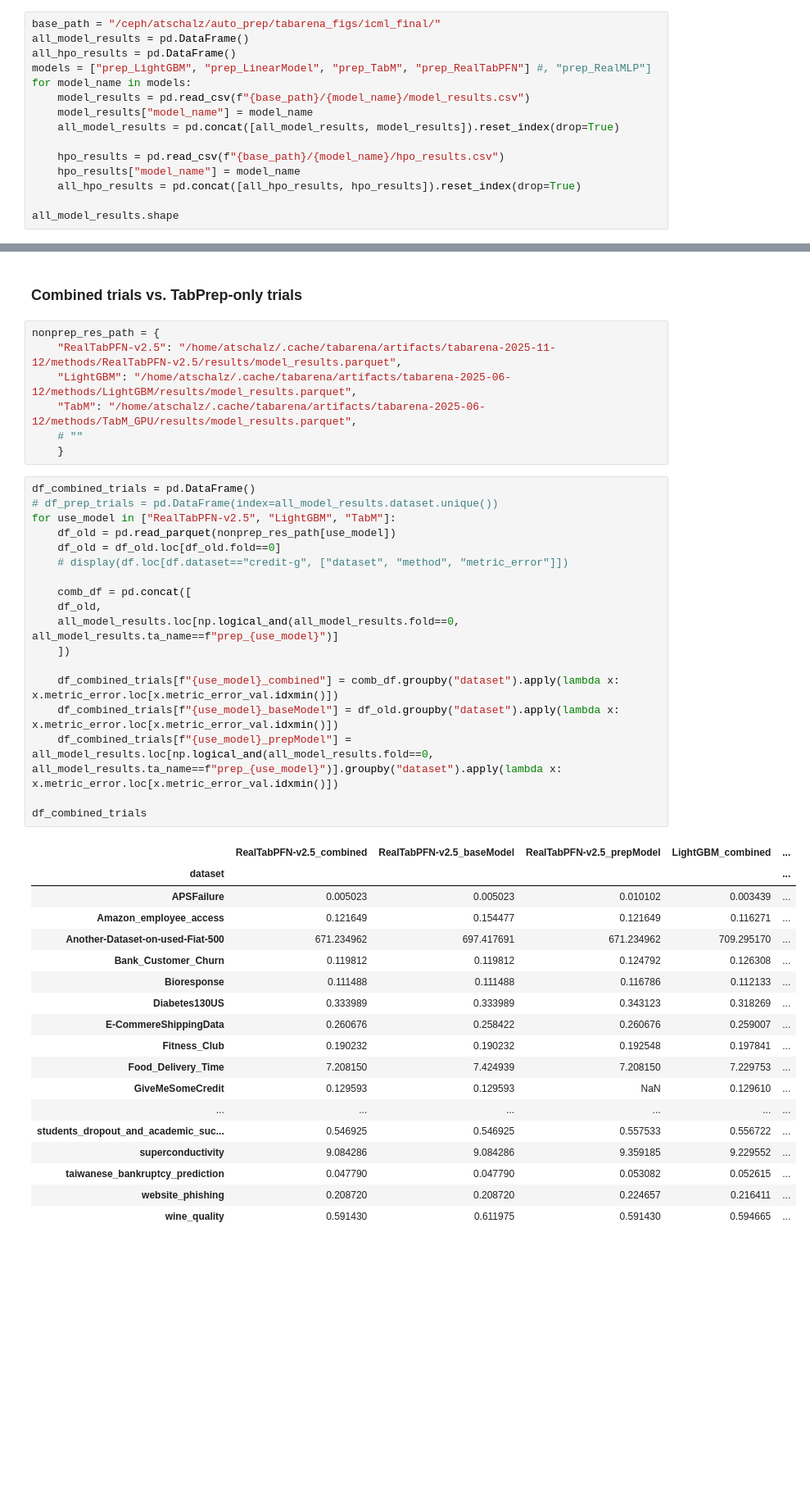
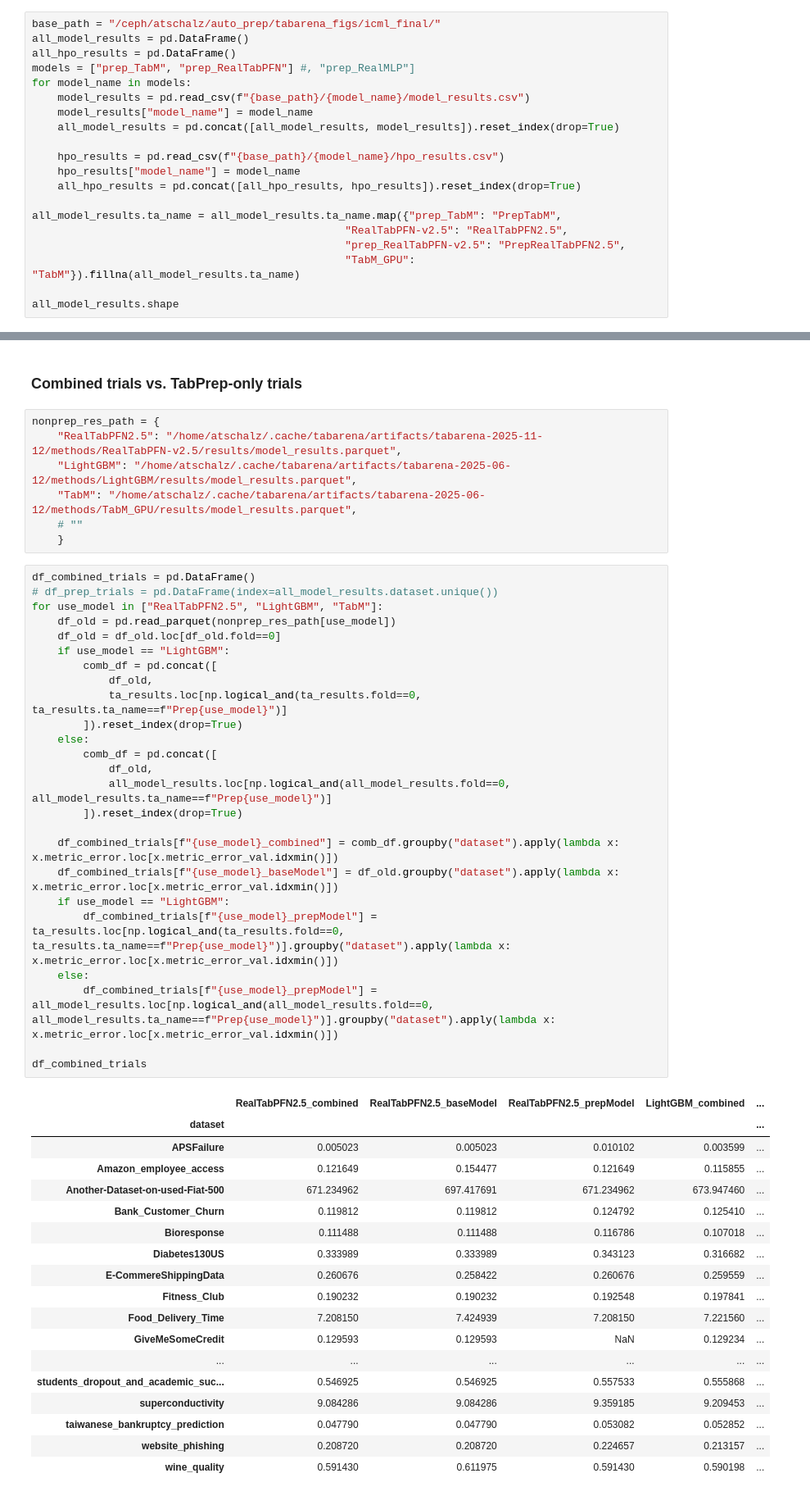
Before and after one commit to autogluon/tabarena, a Jupyter notebook: tabarena/tabarena/icml2026/evaluation.ipynb, the cells around one changed output, grey strips where cells are left out. Shown at 82% size. Saved outputs shown, nothing was run; the diff lists cells and outputs as text; blank space fills up the shorter version.

```diff
--- a/tabarena/tabarena/icml2026/evaluation.ipynb
+++ b/tabarena/tabarena/icml2026/evaluation.ipynb
@@ -12,7 +39,7 @@ from tabarena.icml2026.plotting.single_preprocessor_boxplots import ablation_box
 base_path = "/ceph/atschalz/auto_prep/tabarena_figs/icml_final/"
 all_model_results = pd.DataFrame()
 all_hpo_results = pd.DataFrame()
-models = ["prep_LightGBM", "prep_LinearModel", "prep_TabM", "prep_RealTabPFN"] #, "prep_RealMLP"]
+models = ["prep_TabM", "prep_RealTabPFN"] #, "prep_RealMLP"]
 for model_name in models:
     model_results = pd.read_csv(f"{base_path}/{model_name}/model_results.csv")
     model_results["model_name"] = model_name
@@ -22,5 +49,10 @@ for model_name in models:
     hpo_results["model_name"] = model_name
     all_hpo_results = pd.concat([all_hpo_results, hpo_results]).reset_index(drop=True)
 
+all_model_results.ta_name = all_model_results.ta_name.map({"prep_TabM": "PrepTabM",
+                                                 "RealTabPFN-v2.5": "RealTabPFN2.5",
+                                                 "prep_RealTabPFN-v2.5": "PrepRealTabPFN2.5",
+                                                 "TabM_GPU": "TabM"}).fillna(all_model_results.ta_name)
+
 all_model_results.shape
 # %% [output]
@@ -451,7 +1717,7 @@ prep_ablation_df.loc[prep_ablation_df.dataset=="credit-g"]
 ### Combined trials vs. TabPrep-only trials
 # %%
 nonprep_res_path = {
-    "RealTabPFN-v2.5": "/home/atschalz/.cache/tabarena/artifacts/tabarena-2025-11-12/methods/RealTabPFN-v2.5/results/model_results.parquet",
+    "RealTabPFN2.5": "/home/atschalz/.cache/tabarena/artifacts/tabarena-2025-11-12/methods/RealTabPFN-v2.5/results/model_results.parquet",
     "LightGBM": "/home/atschalz/.cache/tabarena/artifacts/tabarena-2025-06-12/methods/LightGBM/results/model_results.parquet",
     "TabM": "/home/atschalz/.cache/tabarena/artifacts/tabarena-2025-06-12/methods/TabM_GPU/results/model_results.parquet",
     # ""
@@ -459,40 +1725,47 @@ nonprep_res_path = {
 # %%
 df_combined_trials = pd.DataFrame()
 # df_prep_trials = pd.DataFrame(index=all_model_results.dataset.unique())
-for use_model in ["RealTabPFN-v2.5", "LightGBM", "TabM"]:
+for use_model in ["RealTabPFN2.5", "LightGBM", "TabM"]:
     df_old = pd.read_parquet(nonprep_res_path[use_model])
     df_old = df_old.loc[df_old.fold==0]
-    # display(df.loc[df.dataset=="credit-g", ["dataset", "method", "metric_error"]])
-
-    comb_df = pd.concat([
-    df_old,
-    all_model_results.loc[np.logical_and(all_model_results.fold==0, all_model_results.ta_name==f"prep_{use_model}")]
-    ])
+    if use_model == "LightGBM":
+        comb_df = pd.concat([
+            df_old,
+            ta_results.loc[np.logical_and(ta_results.fold==0, ta_results.ta_name==f"Prep{use_model}")]
+        ]).reset_index(drop=True)
+    else:
+        comb_df = pd.concat([
+            df_old,
+            all_model_results.loc[np.logical_and(all_model_results.fold==0, all_model_results.ta_name==f"Prep{use_model}")]
+        ]).reset_index(drop=True)
 
     df_combined_trials[f"{use_model}_combined"] = comb_df.groupby("dataset").apply(lambda x: x.metric_error.loc[x.metric_error_val.idxmin()])
     df_combined_trials[f"{use_model}_baseModel"] = df_old.groupby("dataset").apply(lambda x: x.metric_error.loc[x.metric_error_val.idxmin()])
-    df_combined_trials[f"{use_model}_prepModel"] = all_model_results.loc[np.logical_and(all_model_results.fold==0, all_model_results.ta_name==f"prep_{use_model}")].groupby("dataset").apply(lambda x: x.metric_error.loc[x.metric_error_val.idxmin()])
+    if use_model == "LightGBM":
+        df_combined_trials[f"{use_model}_prepModel"] = ta_results.loc[np.logical_and(ta_results.fold==0, ta_results.ta_name==f"Prep{use_model}")].groupby("dataset").apply(lambda x: x.metric_error.loc[x.metric_error_val.idxmin()])
+    else:
+        df_combined_trials[f"{use_model}_prepModel"] = all_model_results.loc[np.logical_and(all_model_results.fold==0, all_model_results.ta_name==f"Prep{use_model}")].groupby("dataset").apply(lambda x: x.metric_error.loc[x.metric_error_val.idxmin()])
 
 df_combined_trials
 # %% [output]
-|  | RealTabPFN-v2.5_combined | RealTabPFN-v2.5_baseModel | RealTabPFN-v2.5_prepModel | LightGBM_combined | ... |
+|  | RealTabPFN2.5_combined | RealTabPFN2.5_baseModel | RealTabPFN2.5_prepModel | LightGBM_combined | ... |
 | dataset |  |  |  |  | ... |
-| APSFailure | 0.005023 | 0.005023 | 0.010102 | 0.003439 | ... |
-| Amazon_employee_access | 0.121649 | 0.154477 | 0.121649 | 0.116271 | ... |
-| Another-Dataset-on-used-Fiat-500 | 671.234962 | 697.417691 | 671.234962 | 709.295170 | ... |
-| Bank_Customer_Churn | 0.119812 | 0.119812 | 0.124792 | 0.126308 | ... |
-| Bioresponse | 0.111488 | 0.111488 | 0.116786 | 0.112133 | ... |
-| Diabetes130US | 0.333989 | 0.333989 | 0.343123 | 0.318269 | ... |
-| E-CommereShippingData | 0.260676 | 0.258422 | 0.260676 | 0.259007 | ... |
+| APSFailure | 0.005023 | 0.005023 | 0.010102 | 0.003599 | ... |
+| Amazon_employee_access | 0.121649 | 0.154477 | 0.121649 | 0.115855 | ... |
+| Another-Dataset-on-used-Fiat-500 | 671.234962 | 697.417691 | 671.234962 | 673.947460 | ... |
+| Bank_Customer_Churn | 0.119812 | 0.119812 | 0.124792 | 0.125410 | ... |
+| Bioresponse | 0.111488 | 0.111488 | 0.116786 | 0.107018 | ... |
+| Diabetes130US | 0.333989 | 0.333989 | 0.343123 | 0.316682 | ... |
+| E-CommereShippingData | 0.260676 | 0.258422 | 0.260676 | 0.259559 | ... |
 | Fitness_Club | 0.190232 | 0.190232 | 0.192548 | 0.197841 | ... |
-| Food_Delivery_Time | 7.208150 | 7.424939 | 7.208150 | 7.229753 | ... |
-| GiveMeSomeCredit | 0.129593 | 0.129593 | NaN | 0.129610 | ... |
+| Food_Delivery_Time | 7.208150 | 7.424939 | 7.208150 | 7.221560 | ... |
+| GiveMeSomeCredit | 0.129593 | 0.129593 | NaN | 0.129234 | ... |
 | ... | ... | ... | ... | ... | ... |
-| students_dropout_and_academic_suc... | 0.546925 | 0.546925 | 0.557533 | 0.556722 | ... |
-| superconductivity | 9.084286 | 9.084286 | 9.359185 | 9.229552 | ... |
-| taiwanese_bankruptcy_prediction | 0.047790 | 0.047790 | 0.053082 | 0.052615 | ... |
-| website_phishing | 0.208720 | 0.208720 | 0.224657 | 0.216411 | ... |
-| wine_quality | 0.591430 | 0.611975 | 0.591430 | 0.594665 | ... |
+| students_dropout_and_academic_suc... | 0.546925 | 0.546925 | 0.557533 | 0.555868 | ... |
+| superconductivity | 9.084286 | 9.084286 | 9.359185 | 9.209453 | ... |
+| taiwanese_bankruptcy_prediction | 0.047790 | 0.047790 | 0.053082 | 0.052852 | ... |
+| website_phishing | 0.208720 | 0.208720 | 0.224657 | 0.213157 | ... |
+| wine_quality | 0.591430 | 0.611975 | 0.591430 | 0.590198 | ... |
 # %%
 df_combined_trials.idxmin(axis=1).value_counts()
 # %% [output]
```
Also changed, not shown: parts of 65 cells of this notebook, 7 other files.
